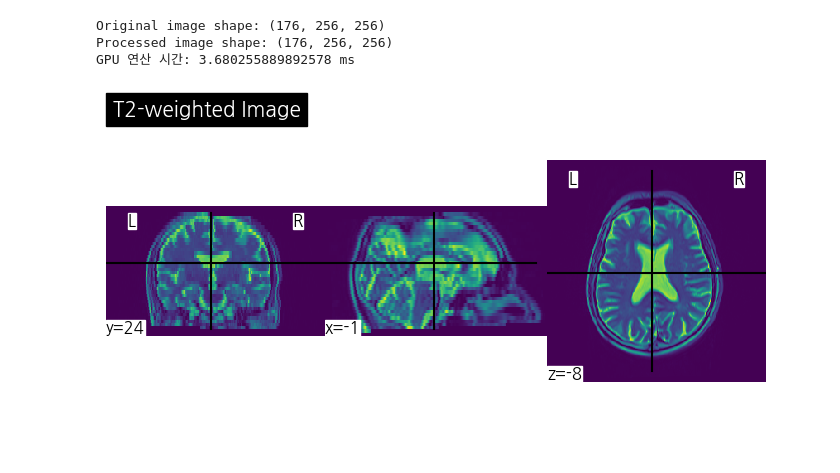
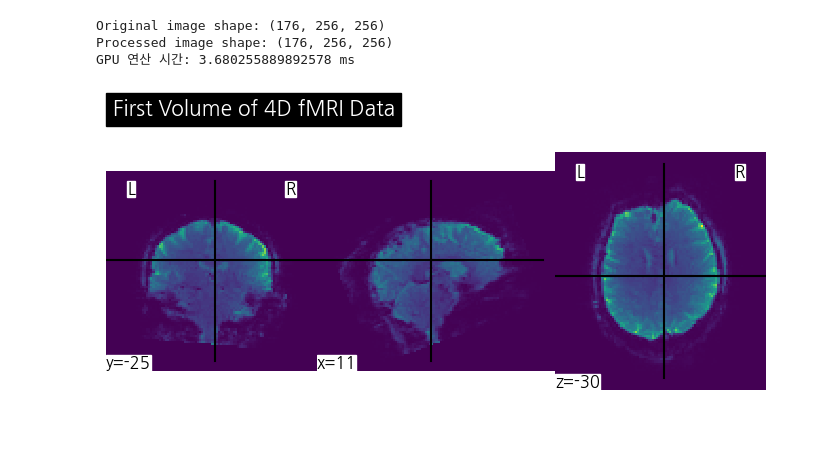
Before and after one commit to minyoungci/fMRI-, a Jupyter notebook: CuPY_Tutorial.ipynb, the cells around one changed output. Drawn from its saved outputs; the diff is of its cells as text; code cells hidden in the pictures.

```diff
--- a/CuPY_Tutorial.ipynb
+++ b/CuPY_Tutorial.ipynb
@@ -155,14 +155,17 @@ GPU 연산 시간: 3.680255889892578 ms
 # %%
 from nilearn import plotting, image
 
 # 파일 경로 설정
-nii_path = '/home/minyoungxi/Downloads/dbssus123-20240602_045938/OAS30002_MR_d2345/anat1/NIFTI/sub-OAS30002_ses-d2345_acq-TSE_T2w.nii.gz'
+nii_path = '/home/minyoungxi/MINYOUNGXI/XFL/UKB_Over_75_resting_functional_MRI/1002051_20227_2_0/fMRI/rfMRI.nii.gz'
 
 # NIfTI 이미지 로드
 img = image.load_img(nii_path)
 
-# 이미지 플로팅
-plotting.plot_img(img, title="T2-weighted Image")
+# 첫 번째 3D 볼륨을 선택
+first_volume = image.index_img(img, 0)
+
+# 선택된 3D 볼륨 플로팅
+plotting.plot_img(first_volume, title="First Volume of 4D fMRI Data")
 plotting.show()
 # %% [output]
-[figure, old version]
+[figure, new version]
```
